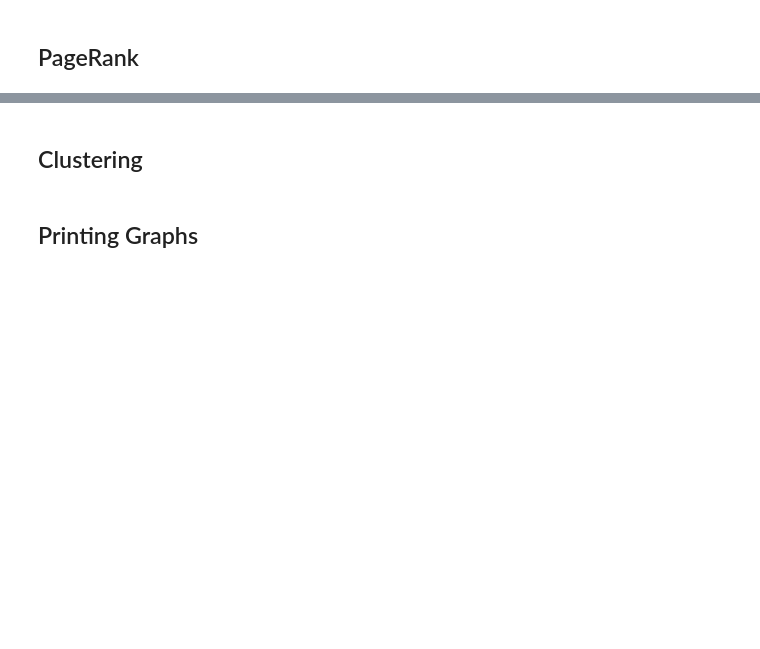
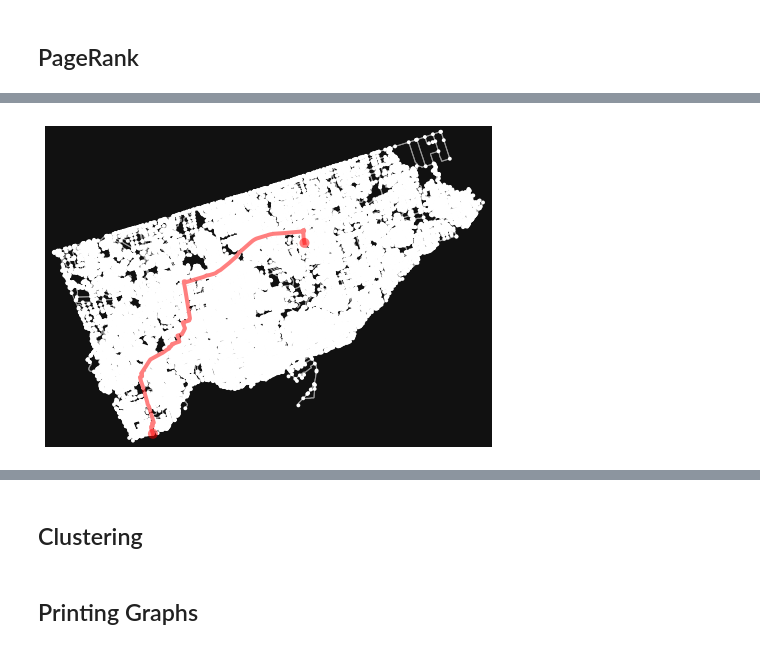
Before and after one commit to Inder-Dhillon/Toronto-Accidents-As-A-Network, a Jupyter notebook: Project_Notebook.ipynb, the cells around one changed output, grey strips where cells are left out. Saved outputs shown, nothing was run; the diff lists cells and outputs as text; code cells hidden in the pictures; blank space fills up the shorter version.

```diff
--- a/Project_Notebook.ipynb
+++ b/Project_Notebook.ipynb
@@ -328,0 +323,4 @@ top_50_nodes = list(top_50.index.values)
+# %%
+plot_route(route_distance)
+# %% [output]
+[figure, added]
```
Also changed, not shown: parts of 17 cells of this notebook.
